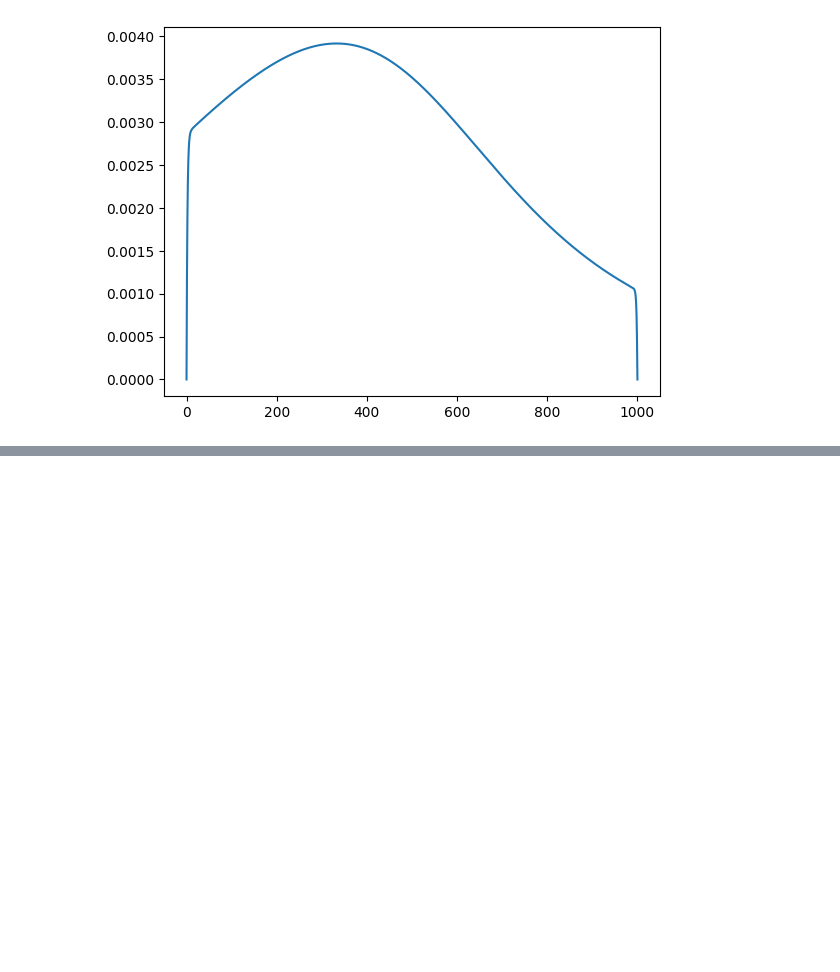
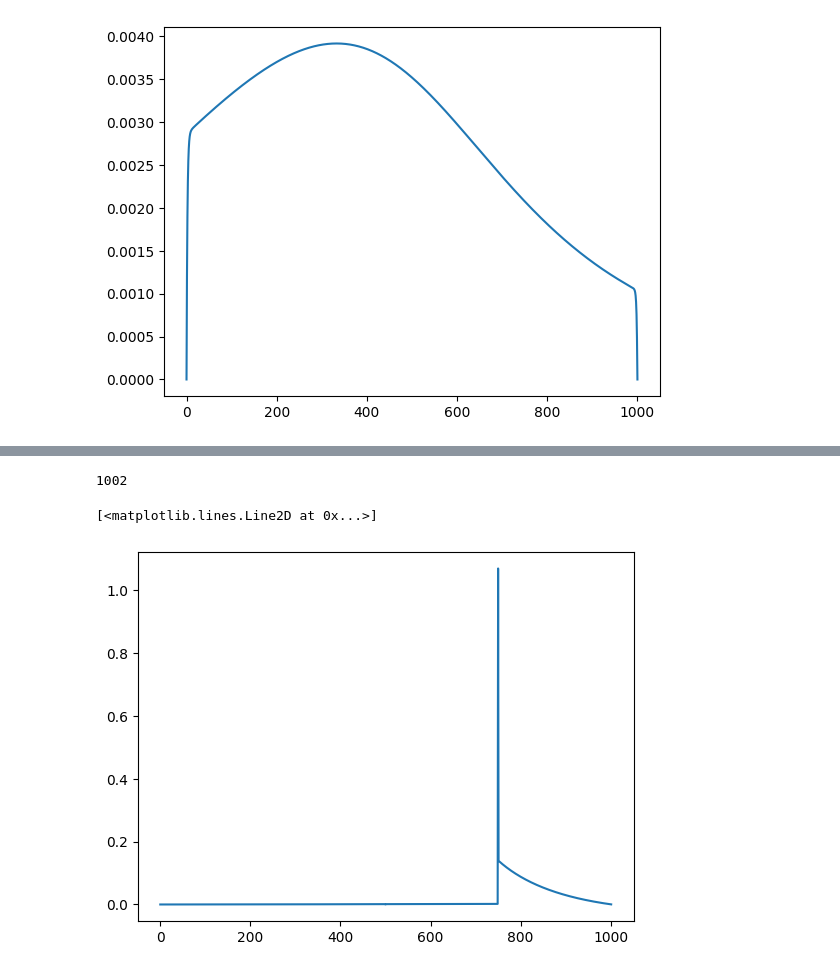
Before and after one commit to GertCell/PhysDep, a Jupyter notebook: GasDyn/Task 2/Task_2_itam.ipynb, the cells around one changed output, grey strips where cells are left out. Drawn from its saved outputs; the diff is of its cells as text; code cells hidden in the pictures; blank space fills up the shorter version.

```diff
--- a/GasDyn/Task 2/Task_2_itam.ipynb
+++ b/GasDyn/Task 2/Task_2_itam.ipynb
@@ -518,0 +562,17 @@ plt.plot(x, density(M)/density(M[0]))
+# %%
+arr1 = []
+arr2 = []
+filename ="smach.dat"
+with open (filename) as f:
+    for pair in f:
+        x,y = pair.split()
+        arr1.append(float(x))
+        arr2.append(float(y))
+
+# plt.plot(arr1, arr2)
+print(len(arr2))
+plt.plot(arr2 - M)
+# %% [output]
+1002
+[<matplotlib.lines.Line2D at 0x...>]
+[figure, added]
```
Also changed, not shown: parts of 2 cells of this notebook, 3 other files.
